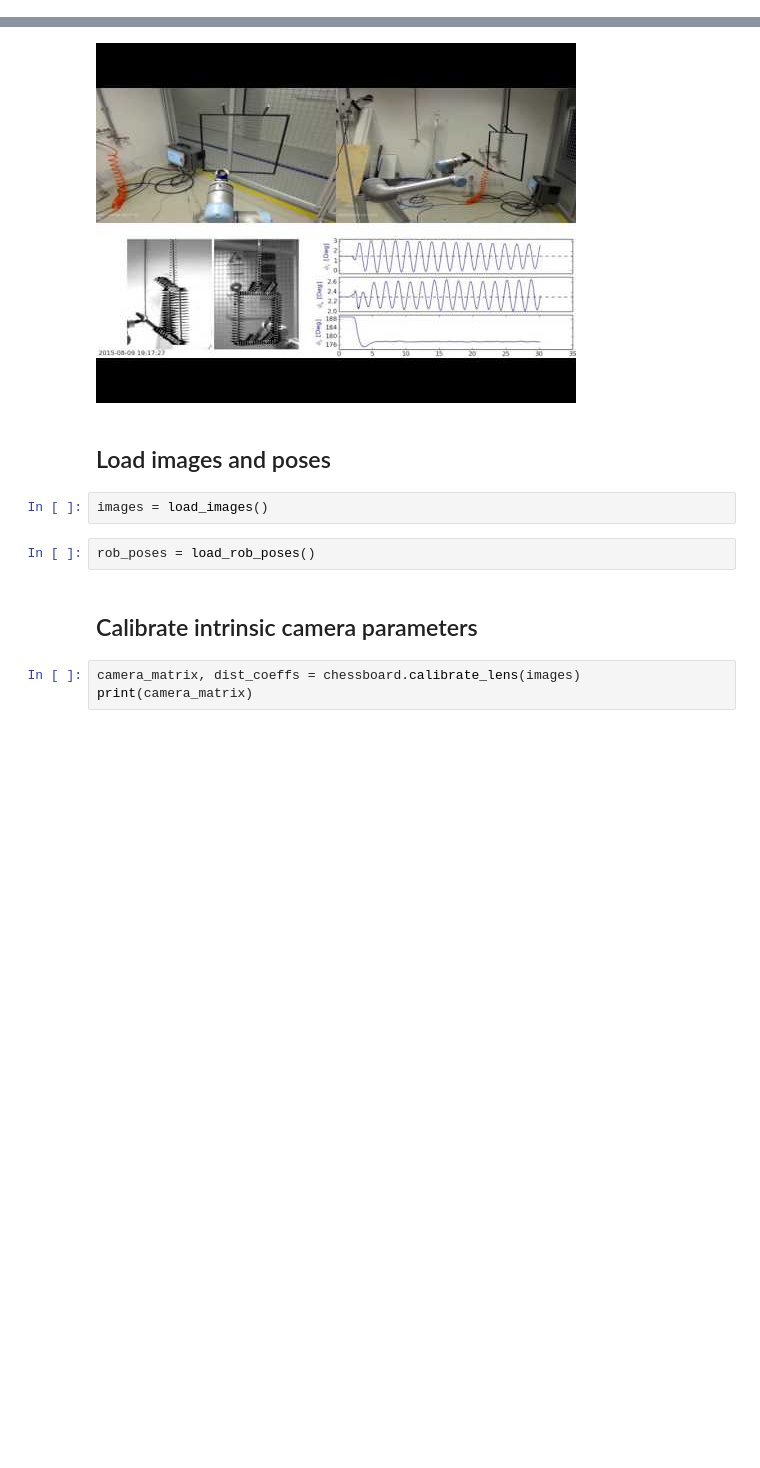
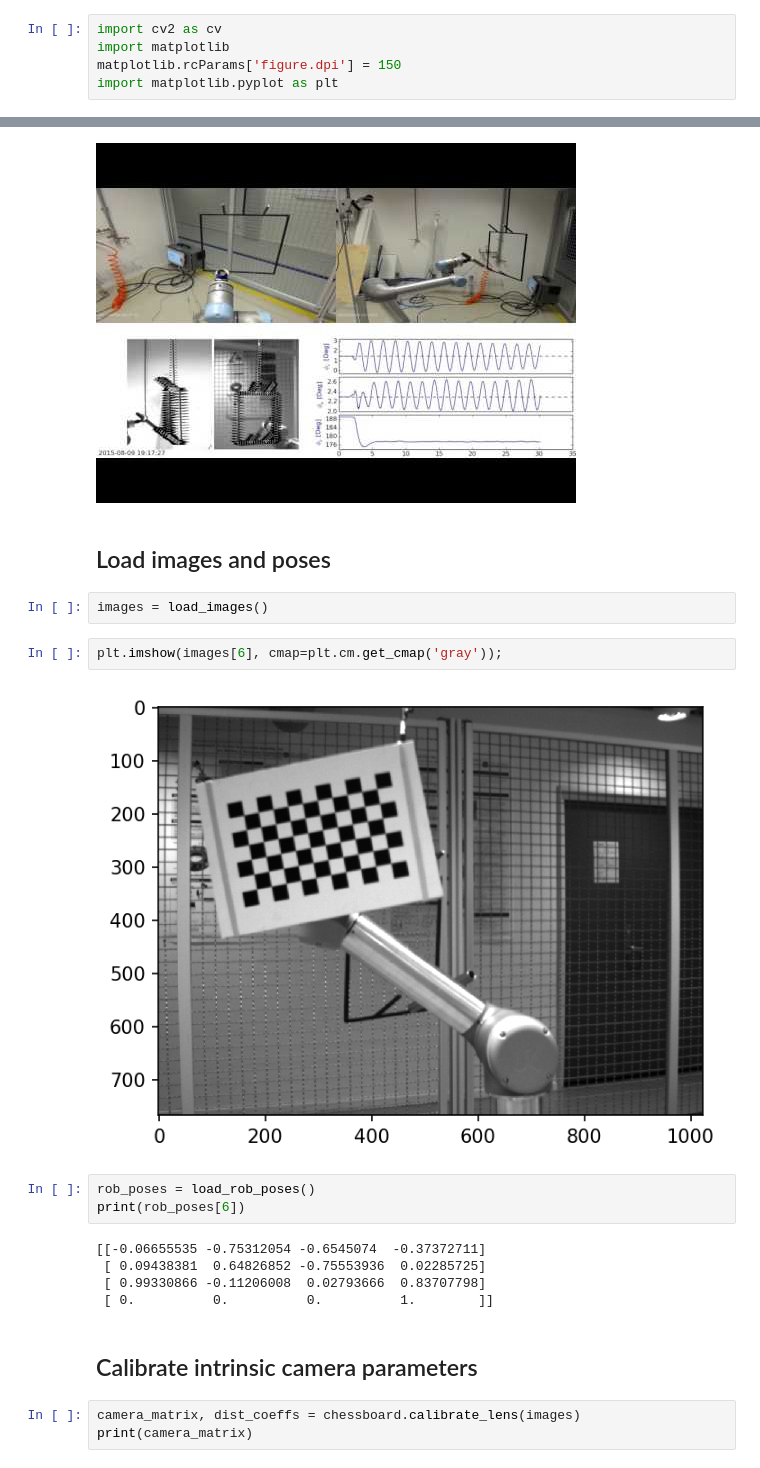
Before and after one commit to bennyfoo/tpk4170-robotics, a Jupyter notebook: tpk4170/hand_eye_calibration/Eye-to-Hand.ipynb, the cells around one changed output, grey strips where cells are left out. Cells and saved outputs as stored; diff of their text form; blank space fills up the shorter version.

```diff
--- a/tpk4170/hand_eye_calibration/Eye-to-Hand.ipynb
+++ b/tpk4170/hand_eye_calibration/Eye-to-Hand.ipynb
@@ -12,3 +10,8 @@ import cv2 as cv
+# %%
+import cv2 as cv
+import matplotlib
+matplotlib.rcParams['figure.dpi'] = 150
+import matplotlib.pyplot as plt
 # %%
 from IPython.display import YouTubeVideo
 # %%
@@ -26,8 +29,18 @@ YouTubeVideo('0EAKonCFusg', width=560, height=315)
 ## Load images and poses
 # %%
 images = load_images()
+# %%
+plt.imshow(images[6], cmap=plt.cm.get_cmap('gray'));
+# %% [output]
+[figure, added]
 # %%
 rob_poses = load_rob_poses()
+print(rob_poses[6])
+# %% [output]
+[[-0.06655535 -0.75312054 -0.6545074  -0.37372711]
+ [ 0.09438381  0.64826852 -0.75553936  0.02285725]
+ [ 0.99330866 -0.11206008  0.02793666  0.83707798]
+ [ 0.          0.          0.          1.        ]]
 # %% [markdown]
 ## Calibrate intrinsic camera parameters
 # %%
```
Also changed, not shown: parts of 2 cells of this notebook, 1 other file.
